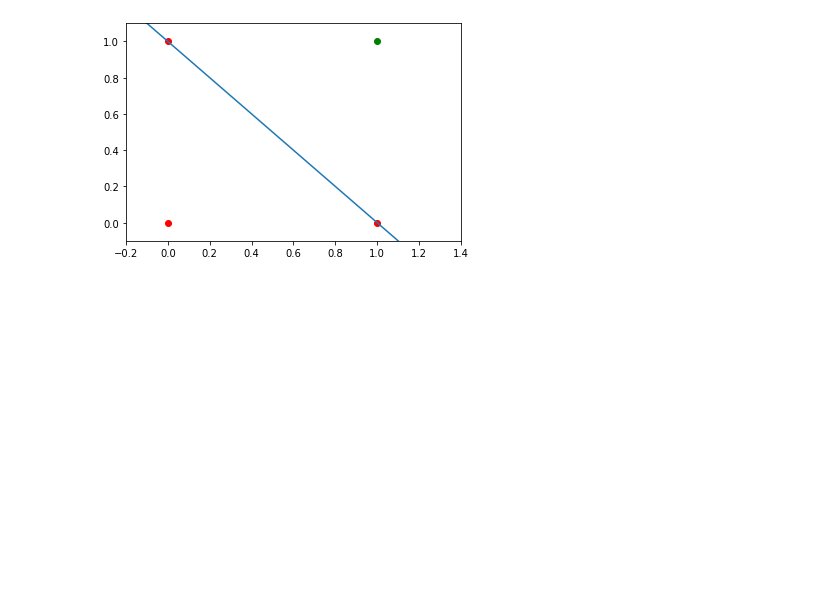
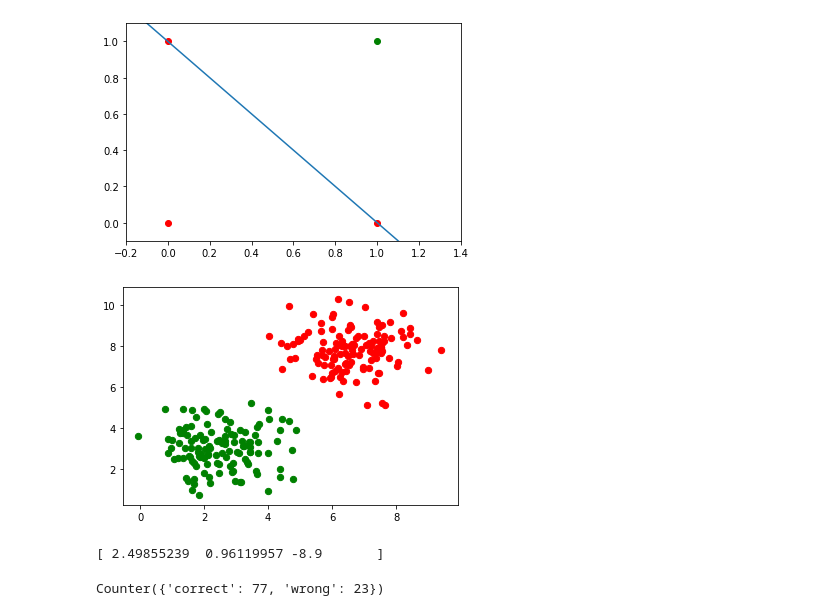
Before and after one commit to ShrillShrestha/Neural-Network-Intro, a Jupyter notebook: ANN2.ipynb, the cells around one changed output. Drawn from its saved outputs; the diff is of its cells as text; code cells hidden in the pictures; blank space fills up the shorter version.

```diff
--- a/ANN2.ipynb
+++ b/ANN2.ipynb
@@ -143,0 +151,27 @@ plt.plot()
+# %%
+samples, labels = make_blobs(n_samples=250,
+                             centers = ([2.5,3], [6.7,7.9]),
+                             random_state=0)
+# %%
+colours = ('green', 'red', 'blue', 'magenta', 'yellow', 'cyan')
+fig, ax = plt.subplots()
+
+for n_class in range(2):
+    ax.scatter(samples[labels == n_class][:,0], samples[labels==n_class][:, 1],
+              c=colours[n_class],s=40,label=str(n_class))
+# %% [output]
+[figure, added]
+# %%
+p = Perceptron(weights=[0.3, 0.3, 0.3],
+               learning_rate=0.4)
+
+for i in range(len(samples)-100):
+    p.adjust(labels[i],
+            p(samples[i]),
+             samples[i])
+
+print(p.weights)
+p.evaluate(samples[-100:], labels[-100:])
+# %% [output]
+[ 2.49855239  0.96119957 -8.9       ]
+Counter({'correct': 77, 'wrong': 23})
```
Also changed, not shown: parts of 2 cells of this notebook.
